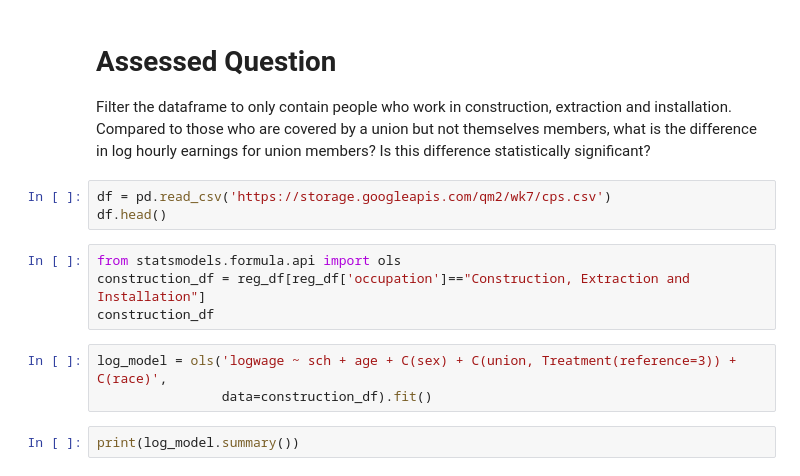
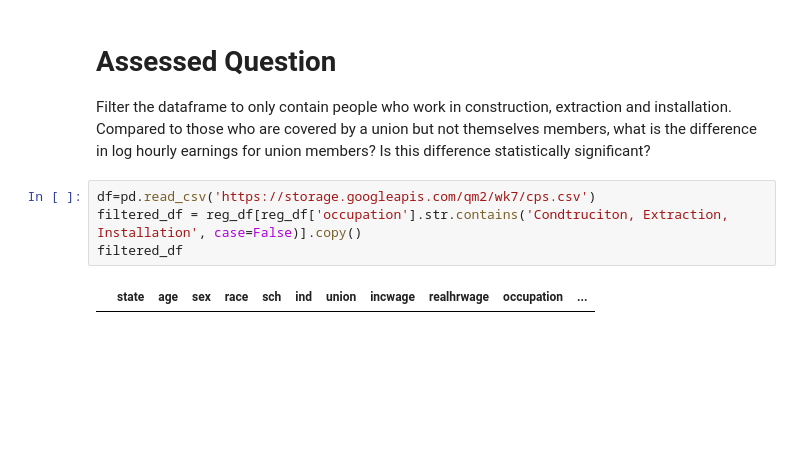
Before and after one commit to Alison339/QM2-1, a Jupyter notebook: notebooks/W07. Linear Regression.ipynb, the cells around one changed output. Drawn from its saved outputs; the diff is of its cells as text; blank space fills up the shorter version.

```diff
--- a/notebooks/W07. Linear Regression.ipynb
+++ b/notebooks/W07. Linear Regression.ipynb
@@ -600,14 +573,8 @@ For every additional year of schooling, log wages increase by 10.04%
 
 Filter the dataframe to only contain people who work in construction, extraction and installation. Compared to those who are covered by a union but not themselves members, what is the difference in log hourly earnings for union members? Is this difference statistically significant?
 # %%
-df = pd.read_csv('https://storage.googleapis.com/qm2/wk7/cps.csv')
-df.head()
+df=pd.read_csv('https://storage.googleapis.com/qm2/wk7/cps.csv')
+filtered_df = reg_df[reg_df['occupation'].str.contains('Condtruciton, Extraction, Installation', case=False)].copy()
+filtered_df
+# %% [output]
+|  | state | age | sex | race | sch | ind | union | incwage | realhrwage | occupation | ... |
-# %%
-from statsmodels.formula.api import ols
-construction_df = reg_df[reg_df['occupation']=="Construction, Extraction and Installation"]
-construction_df
-# %%
-log_model = ols('logwage ~ sch + age + C(sex) + C(union, Treatment(reference=3)) + C(race)',
-                data=construction_df).fit()
-# %%
-print(log_model.summary())
```
Also changed, not shown: parts of 17 cells of this notebook.
